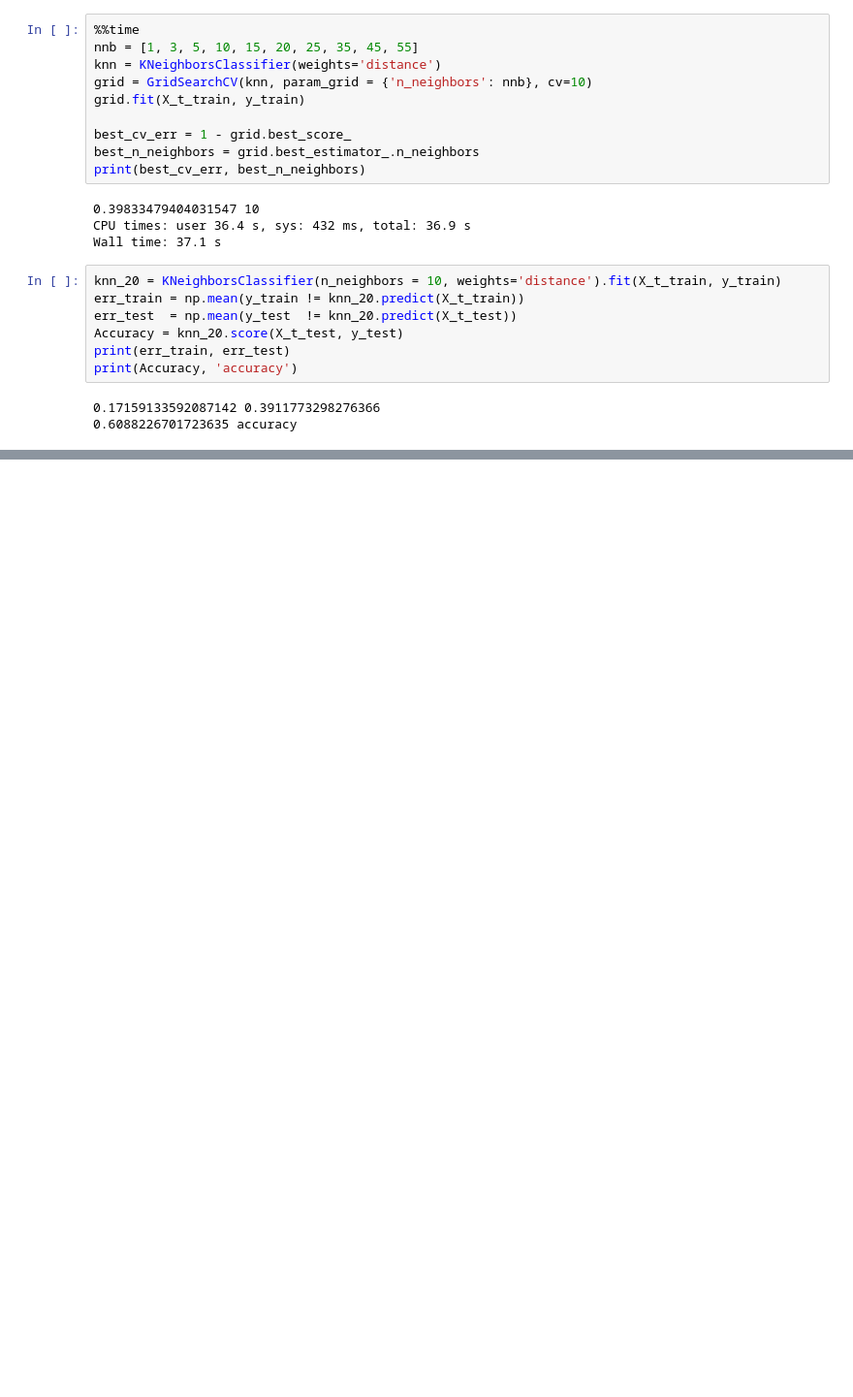
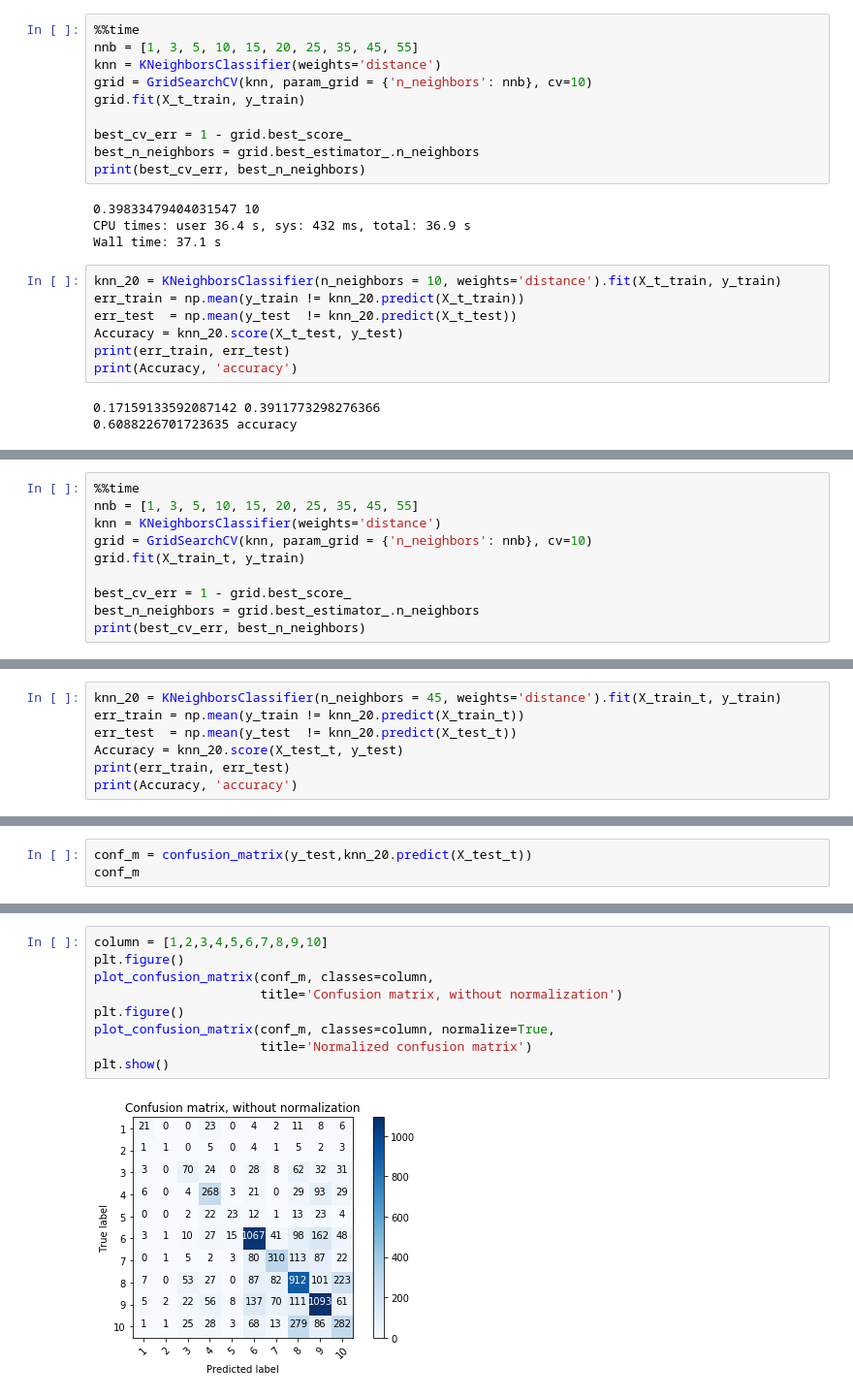
Before and after one commit to topusOctopus/Ml_tasks_Zolotykh, a Jupyter notebook: lab1_classification.ipynb, the cells around one changed output, grey strips where cells are left out. Shown: that part at 97% size. Cells and saved outputs as stored; diff of their text form; blank space fills up the shorter version.

```diff
--- a/lab1_classification.ipynb
+++ b/lab1_classification.ipynb
@@ -741,0 +817,10 @@ print(Accuracy, 'accuracy')
+# %%
+%%time
+nnb = [1, 3, 5, 10, 15, 20, 25, 35, 45, 55]
+knn = KNeighborsClassifier(weights='distance')
+grid = GridSearchCV(knn, param_grid = {'n_neighbors': nnb}, cv=10)
+grid.fit(X_train_t, y_train)
+
+best_cv_err = 1 - grid.best_score_
+best_n_neighbors = grid.best_estimator_.n_neighbors
+print(best_cv_err, best_n_neighbors)
@@ -741,0 +833,7 @@ print(Accuracy, 'accuracy')
+# %%
+knn_20 = KNeighborsClassifier(n_neighbors = 45, weights='distance').fit(X_train_t, y_train)
+err_train = np.mean(y_train != knn_20.predict(X_train_t))
+err_test  = np.mean(y_test  != knn_20.predict(X_test_t))
+Accuracy = knn_20.score(X_test_t, y_test)
+print(err_train, err_test)
+print(Accuracy, 'accuracy')
@@ -741,0 +845,3 @@ print(Accuracy, 'accuracy')
+# %%
+conf_m = confusion_matrix(y_test,knn_20.predict(X_test_t))
+conf_m
@@ -741,0 +859,11 @@ print(Accuracy, 'accuracy')
+# %%
+column = [1,2,3,4,5,6,7,8,9,10]
+plt.figure()
+plot_confusion_matrix(conf_m, classes=column,
+                      title='Confusion matrix, without normalization')
+plt.figure()
+plot_confusion_matrix(conf_m, classes=column, normalize=True,
+                      title='Normalized confusion matrix')
+plt.show()
+# %% [output]
+[figure, added]
```
Also changed, not shown: parts of 30 cells of this notebook.
